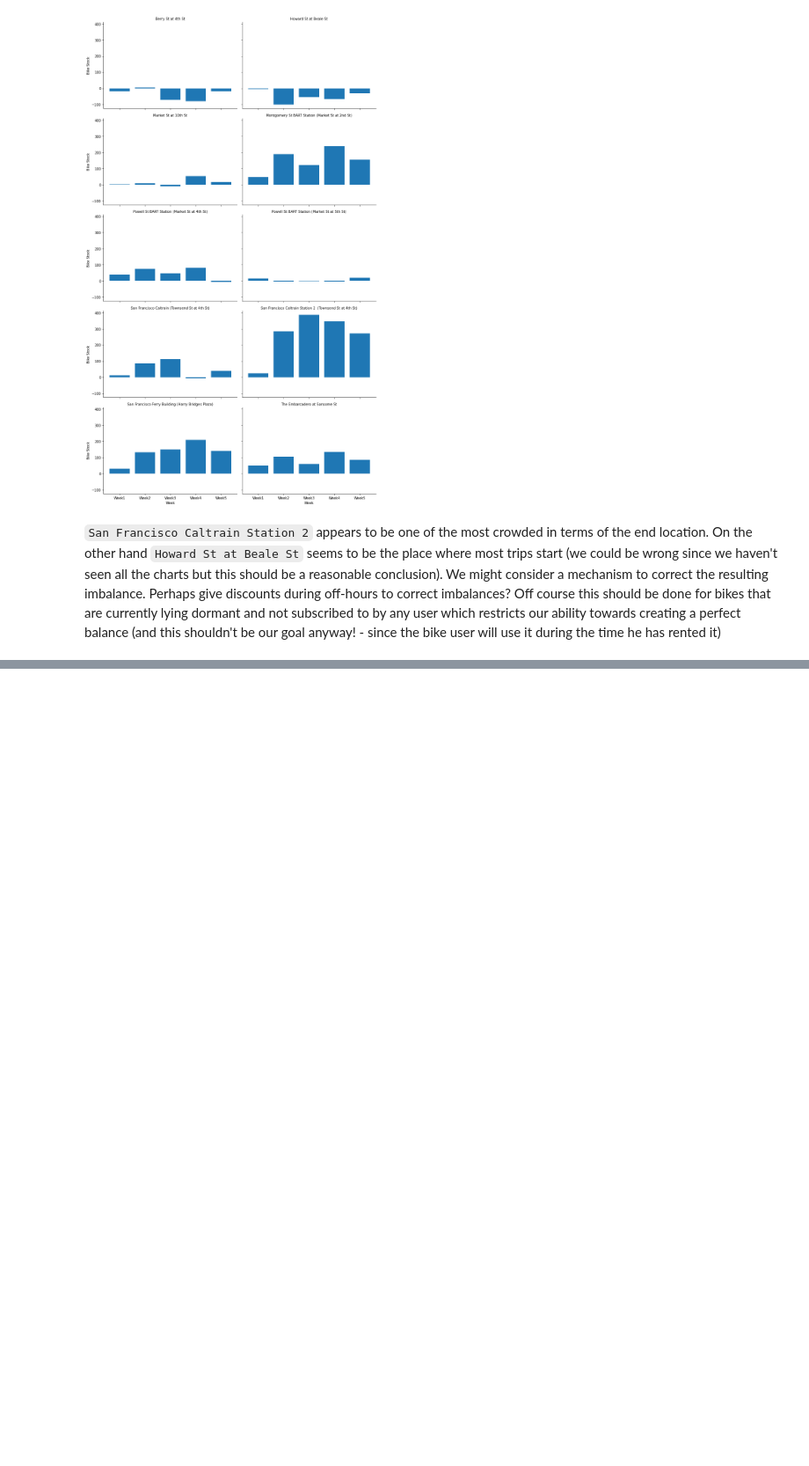
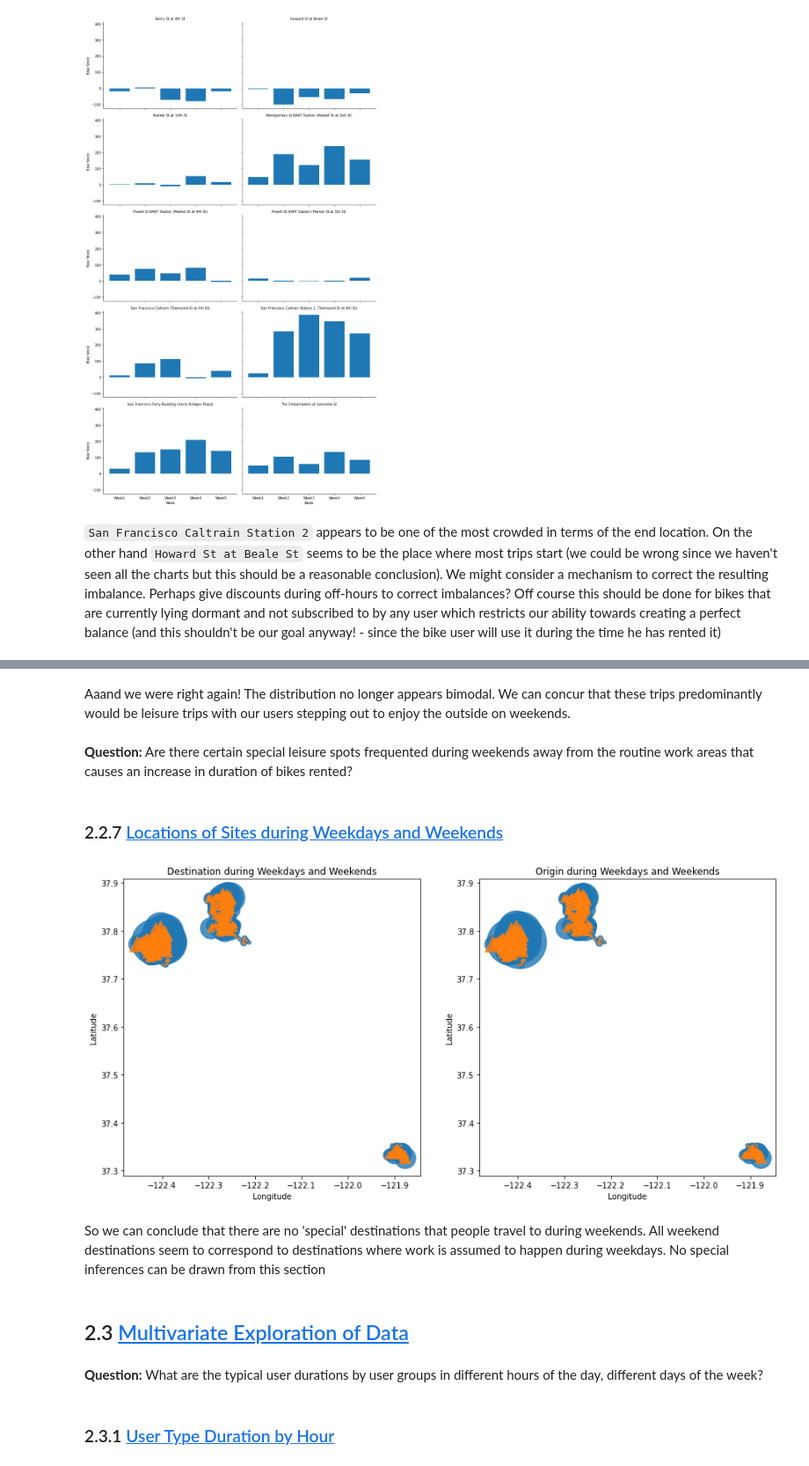
Before and after one commit to Pratik-Sanghavi/Udacity-Data-Analyst-Nanodegree, a Jupyter notebook: Module 5 Project/Ford Go Bike Trip Data.ipynb, the cells around one changed output, grey strips where cells are left out. Shown at 88% size. Saved outputs shown, nothing was run; the diff lists cells and outputs as text; code cells hidden in the pictures; blank space fills up the shorter version.

```diff
--- a/Module 5 Project/Ford Go Bike Trip Data.ipynb
+++ b/Module 5 Project/Ford Go Bike Trip Data.ipynb
@@ -564,0 +712,58 @@ plt.xticks([0,1,2,3,4],['Week1', 'Week2', 'Week3', 'Week4', 'Week5']);
+# %% [markdown]
+Aaand we were right again! The distribution no longer appears bimodal. We can concur that these trips predominantly would be leisure trips with our users stepping out to enjoy the outside on weekends.
+# %% [markdown]
+**Question:** Are there certain special leisure spots frequented during weekends away from the routine work areas that causes an increase in duration of bikes rented?
+# %% [markdown]
+<a id='locationbyday'></a>
+### 2.2.7 [Locations of Sites during Weekdays and Weekends](#toc)
+# %%
+def create_location_dataframe(df, df_bike_sharing_clean, station, station_name, station_latitude, station_longitude):
+    """ Create an appropriate dataframe for analysing location changes during weekdays and weekends """
+    df_filtered = df.groupby(['day_type',station_name]).size().sort_values(ascending=False).reset_index()
+    df_filtered.columns = ['day_type', station, 'count']
+
+    # Get coordinates for start station
+    latitudes = []
+    longitudes = []
+    for stat in df_filtered[station]:
+        lat = list(df_bike_sharing_clean[df_bike_sharing_clean[station_name] == stat][station_latitude])[0]
+        long = list(df_bike_sharing_clean[df_bike_sharing_clean[station_name] == stat][station_longitude])[0]
+        latitudes.append(lat)
+        longitudes.append(long)
+
+    df_filtered['station_latitude'] = latitudes
+    df_filtered['station_longitude'] = longitudes
+    return df_filtered
+
+ogn_df_filtered = create_location_dataframe(df_bike_sharing_weekday, df_bike_sharing_clean, 'origin', 'start_station_name', 'start_station_latitude', 'start_station_longitude')
+dest_df_filtered = create_location_dataframe(df_bike_sharing_weekday, df_bike_sharing_clean, 'destination', 'end_station_name', 'end_station_latitude', 'end_station_longitude')
+# %%
+def create_regplot(wtype_markers, df, x, y, ylabel, xlabel, title):
+    """ Create a regplot with given parameters"""
+    for wtype, marker in wtype_markers:
+        plotdata = df[df.day_type == wtype]
+        sb.regplot(data = plotdata, x = x, y = y, scatter_kws = {'s': plotdata['count']}, fit_reg = False, marker = marker);
+    plt.ylabel(ylabel);
+    plt.xlabel(xlabel);
+    plt.title(title);
+
+wtype_markers = [['Weekday','o'],['Weekend','^']]
+plt.figure(figsize = [15,7])
+
+plt.subplot(1,2,1)
+create_regplot(wtype_markers, ogn_df_filtered, 'station_longitude', 'station_latitude', 'Latitude', 'Longitude', "Destination during Weekdays and Weekends")
+
+plt.subplot(1,2,2)
+create_regplot(wtype_markers, dest_df_filtered, 'station_longitude', 'station_latitude', 'Latitude', 'Longitude', "Origin during Weekdays and Weekends")
+# %% [output]
+[figure, added]
+# %% [markdown]
+So we can conclude that there are no 'special' destinations that people travel to during weekends. All weekend destinations seem to correspond to destinations where work is assumed to happen during weekdays. No special inferences can be drawn from this section
+# %% [markdown]
+<a id='multivariate'></a>
+## 2.3 [Multivariate Exploration of Data](#toc)
+# %% [markdown]
+**Question:** What are the typical user durations by user groups in different hours of the day, different days of the week?
+# %% [markdown]
+<a id='udurationhour'></a>
+### 2.3.1 [User Type Duration by Hour](#toc)
```
Also changed, not shown: parts of 78 cells of this notebook, 4 other files.
